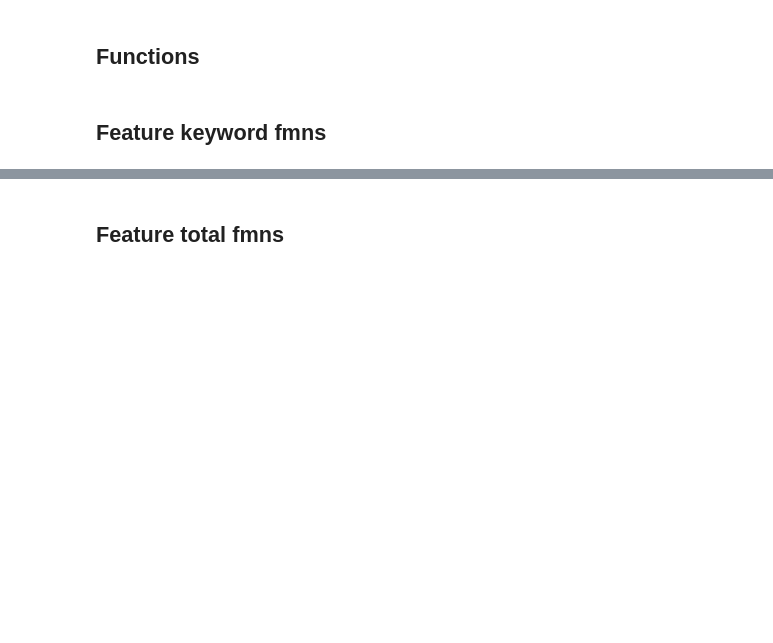
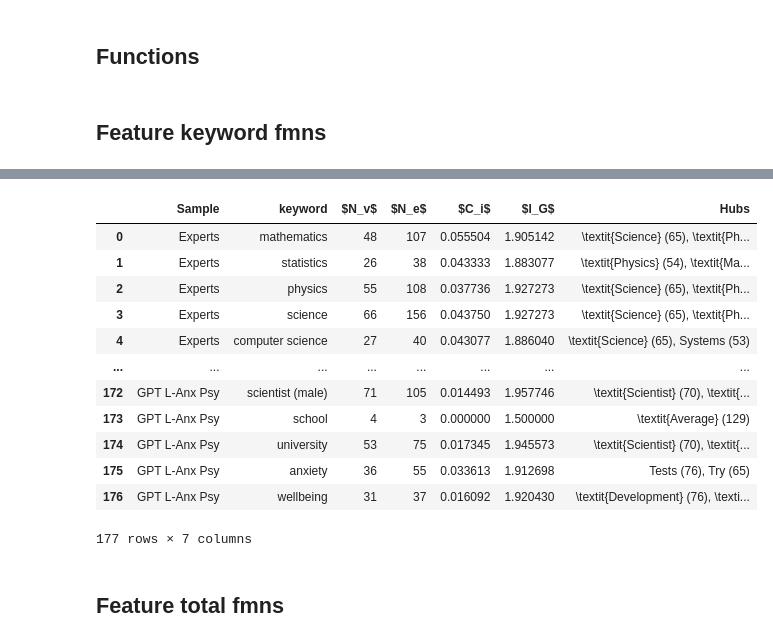
Before and after one commit to emmafranchino/cognoscolab, a Jupyter notebook: rassereno/notebooks/bfmn_features_similarity.ipynb, the cells around one changed output, grey strips where cells are left out. Drawn from its saved outputs; the diff is of its cells as text; code cells hidden in the pictures; blank space fills up the shorter version.

```diff
--- a/rassereno/notebooks/bfmn_features_similarity.ipynb
+++ b/rassereno/notebooks/bfmn_features_similarity.ipynb
@@ -86,6 +87,37 @@ def mapping_cols_df(features_df):
     features_df_cleaned = translate_hubs_column(features_df, col="Hubs")
 
     return features_df_cleaned
+# %%
+def italicize_cue_words_in_hubs(fmns_features_cleaned, cue_words):
+    for idx, lst in enumerate(fmns_features_cleaned['Hubs']):
+        new_lst = []
+        for el in lst:
+            # Extract the word part before the parenthesis, strip spaces
+            node = re.search(r'^[^\(]+', el).group(0).strip()
+            degree = re.search(r'\((\d+)\)', el).group(0)
+            # If the word is in cue_words, replace with \textit{n}
+            if node in cue_words:
+                new_lst.append(f"\\textit{{{node}}} {degree}")
+            else:
+                new_lst.append(el)
+        # Remove brackets and quotes by joining elements with ', '
+        fmns_features_cleaned.at[idx, 'Hubs'] = ', '.join(new_lst)
+        n_hubs = []
+        n_hubs.append({
+            'Sample': fmns_features_cleaned.loc[idx, 'Sample'],
+            'N Hubs': len(lst)
+        })
+
+        n_hubs_df = pd.DataFrame(n_hubs)
+
+    return fmns_features_cleaned, n_hubs_df
+# %%
+cue_words_df = pd.read_csv('/Users/emma/projects/cognoscolab/rassereno/out/formatting/cue_words_summary.csv').drop(columns='N')
+# Flatten all words in each row and column into a list
+cue_words = []
+for col in cue_words_df.columns:
+    cue_words.extend(cue_words_df[col].dropna().tolist())
+cue_words = [str(w) for w in cue_words if str(w).strip() != '']
 # %% [markdown]
 ## Feature keyword fmns
 # %%
@@ -95,3 +158,20 @@ keyword_fmns_features_cleaned = mapping_cols_df(all_keyword_fmns_features)
+# %%
+keyword_fmns_features_cleaned_ital, n_hubs_df = italicize_cue_words_in_hubs(keyword_fmns_features_cleaned, cue_words)
+keyword_fmns_features_cleaned_ital
+# %% [output]
+|  | Sample | keyword | $N_v$ | $N_e$ | $C_i$ | $l_G$ | Hubs |
+| 0 | Experts | mathematics | 48 | 107 | 0.055504 | 1.905142 | \textit{Science} (65), \textit{Ph... |
+| 1 | Experts | statistics | 26 | 38 | 0.043333 | 1.883077 | \textit{Physics} (54), \textit{Ma... |
+| 2 | Experts | physics | 55 | 108 | 0.037736 | 1.927273 | \textit{Science} (65), \textit{Ph... |
+| 3 | Experts | science | 66 | 156 | 0.043750 | 1.927273 | \textit{Science} (65), \textit{Ph... |
+| 4 | Experts | computer science | 27 | 40 | 0.043077 | 1.886040 | \textit{Science} (65), Systems (53) |
+| ... | ... | ... | ... | ... | ... | ... | ... |
+| 172 | GPT L-Anx Psy | scientist (male) | 71 | 105 | 0.014493 | 1.957746 | \textit{Scientist} (70), \textit{... |
+| 173 | GPT L-Anx Psy | school | 4 | 3 | 0.000000 | 1.500000 | \textit{Average} (129) |
+| 174 | GPT L-Anx Psy | university | 53 | 75 | 0.017345 | 1.945573 | \textit{Scientist} (70), \textit{... |
+| 175 | GPT L-Anx Psy | anxiety | 36 | 55 | 0.033613 | 1.912698 | Tests (76), Try (65) |
+| 176 | GPT L-Anx Psy | wellbeing | 31 | 37 | 0.016092 | 1.920430 | \textit{Development} (76), \texti... |
+177 rows × 7 columns
 # %%
 for keyword in keyword_fmns_features_cleaned['keyword'].unique():
     df_keyword = keyword_fmns_features_cleaned[keyword_fmns_features_cleaned['keyword'] == keyword].drop(columns=['keyword']).to_latex(
```
Also changed, not shown: parts of 9 cells of this notebook, 9 other files.
